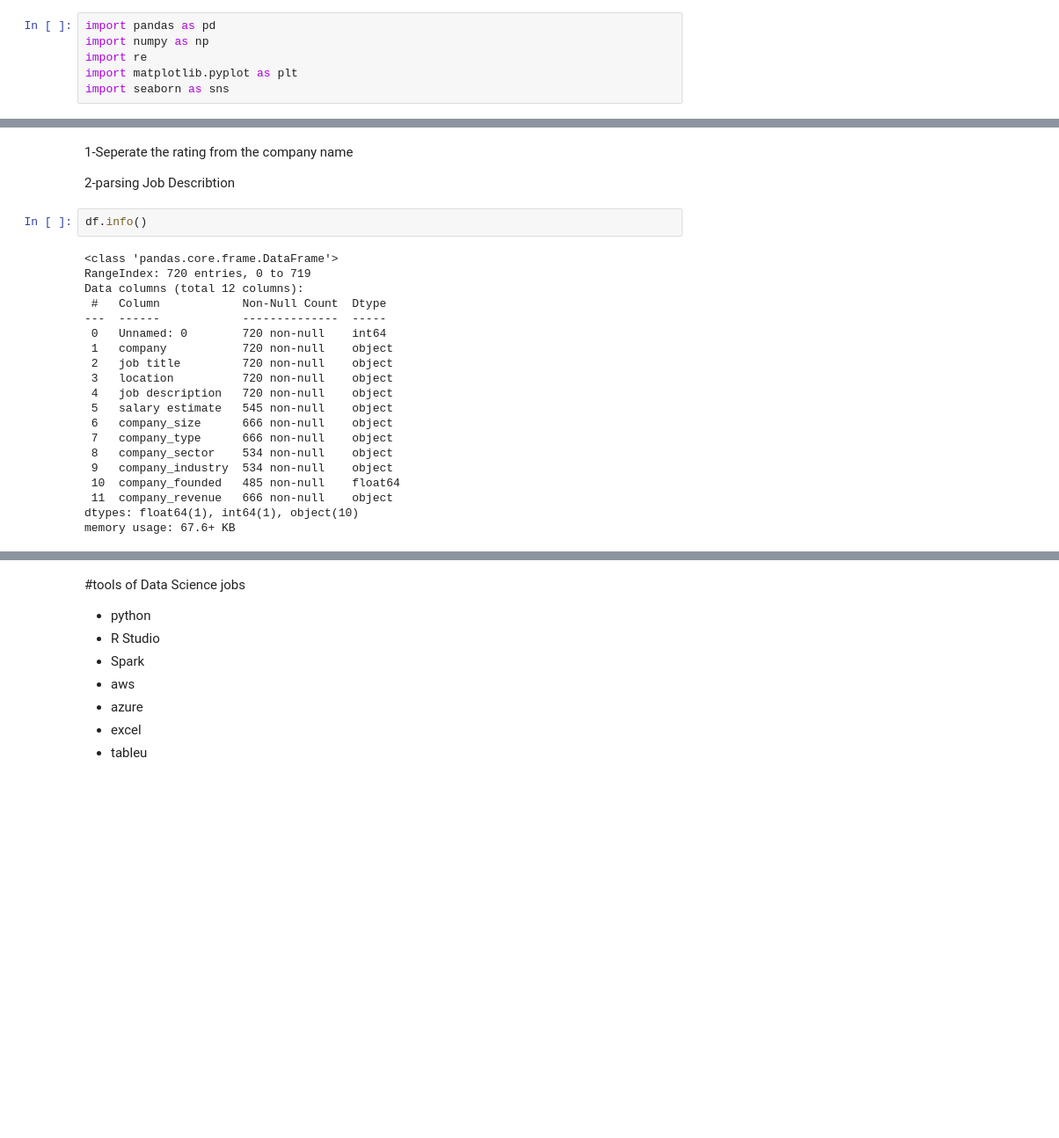
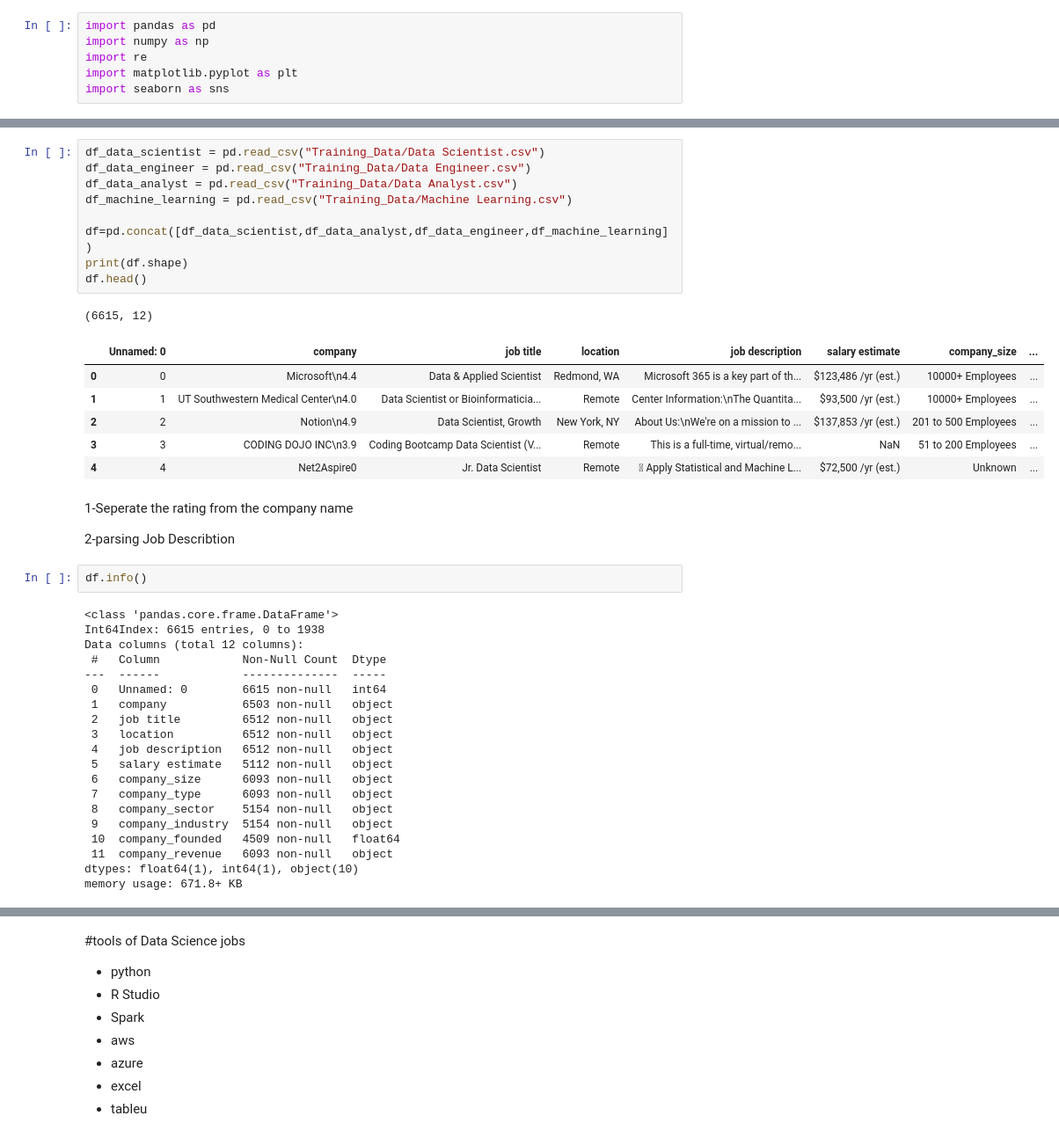
Before and after one commit to mohamedsiika/Jobs_salary_Prediction, a Jupyter notebook: Data_cleaning.ipynb, the cells around one changed output, grey strips where cells are left out. Shown at 88% size. Cells and saved outputs as stored; diff of their text form; blank space fills up the shorter version.

```diff
--- a/Data_cleaning.ipynb
+++ b/Data_cleaning.ipynb
@@ -40,3 +25,20 @@ df.head(10)
+# %%
+df_data_scientist = pd.read_csv("Training_Data/Data Scientist.csv")
+df_data_engineer = pd.read_csv("Training_Data/Data Engineer.csv")
+df_data_analyst = pd.read_csv("Training_Data/Data Analyst.csv")
+df_machine_learning = pd.read_csv("Training_Data/Machine Learning.csv")
+
+df=pd.concat([df_data_scientist,df_data_analyst,df_data_engineer,df_machine_learning])
+print(df.shape)
+df.head()
+# %% [output]
+(6615, 12)
+|  | Unnamed: 0 | company | job title | location | job description | salary estimate | company_size | ... |
+| 0 | 0 | Microsoft\n4.4 | Data & Applied Scientist | Redmond, WA | Microsoft 365 is a key part of th... | $123,486 /yr (est.) | 10000+ Employees | ... |
+| 1 | 1 | UT Southwestern Medical Center\n4.0 | Data Scientist or Bioinformaticia... | Remote | Center Information:\nThe Quantita... | $93,500 /yr (est.) | 10000+ Employees | ... |
+| 2 | 2 | Notion\n4.9 | Data Scientist, Growth | New York, NY | About Us:\nWe're on a mission to ... | $137,853 /yr (est.) | 201 to 500 Employees | ... |
+| 3 | 3 | CODING DOJO INC\n3.9 | Coding Bootcamp Data Scientist (V... | Remote | This is a full-time, virtual/remo... | NaN | 51 to 200 Employees | ... |
+| 4 | 4 | Net2Aspire0 | Jr. Data Scientist | Remote |  Apply Statistical and Machine L... | $72,500 /yr (est.) | Unknown | ... |
 # %% [markdown]
 1-Seperate the rating from the company name
 
@@ -45,23 +47,23 @@ df.head(10)
 df.info()
 # %% [output]
 <class 'pandas.core.frame.DataFrame'>
-RangeIndex: 720 entries, 0 to 719
+Int64Index: 6615 entries, 0 to 1938
 Data columns (total 12 columns):
  #   Column            Non-Null Count  Dtype
 ---  ------            --------------  -----
- 0   Unnamed: 0        720 non-null    int64
- 1   company           720 non-null    object
- 2   job title         720 non-null    object
- 3   location          720 non-null    object
- 4   job description   720 non-null    object
- 5   salary estimate   545 non-null    object
- 6   company_size      666 non-null    object
- 7   company_type      666 non-null    object
- 8   company_sector    534 non-null    object
- 9   company_industry  534 non-null    object
- 10  company_founded   485 non-null    float64
- 11  company_revenue   666 non-null    object
+ 0   Unnamed: 0        6615 non-null   int64
+ 1   company           6503 non-null   object
+ 2   job title         6512 non-null   object
+ 3   location          6512 non-null   object
+ 4   job description   6512 non-null   object
+ 5   salary estimate   5112 non-null   object
+ 6   company_size      6093 non-null   object
+ 7   company_type      6093 non-null   object
+ 8   company_sector    5154 non-null   object
+ 9   company_industry  5154 non-null   object
+ 10  company_founded   4509 non-null   float64
+ 11  company_revenue   6093 non-null   object
 dtypes: float64(1), int64(1), object(10)
-memory usage: 67.6+ KB
+memory usage: 671.8+ KB
 # %%
 df=df[df['salary estimate'].notna()]
```
Also changed, not shown: parts of 19 cells of this notebook, 11 other files.
